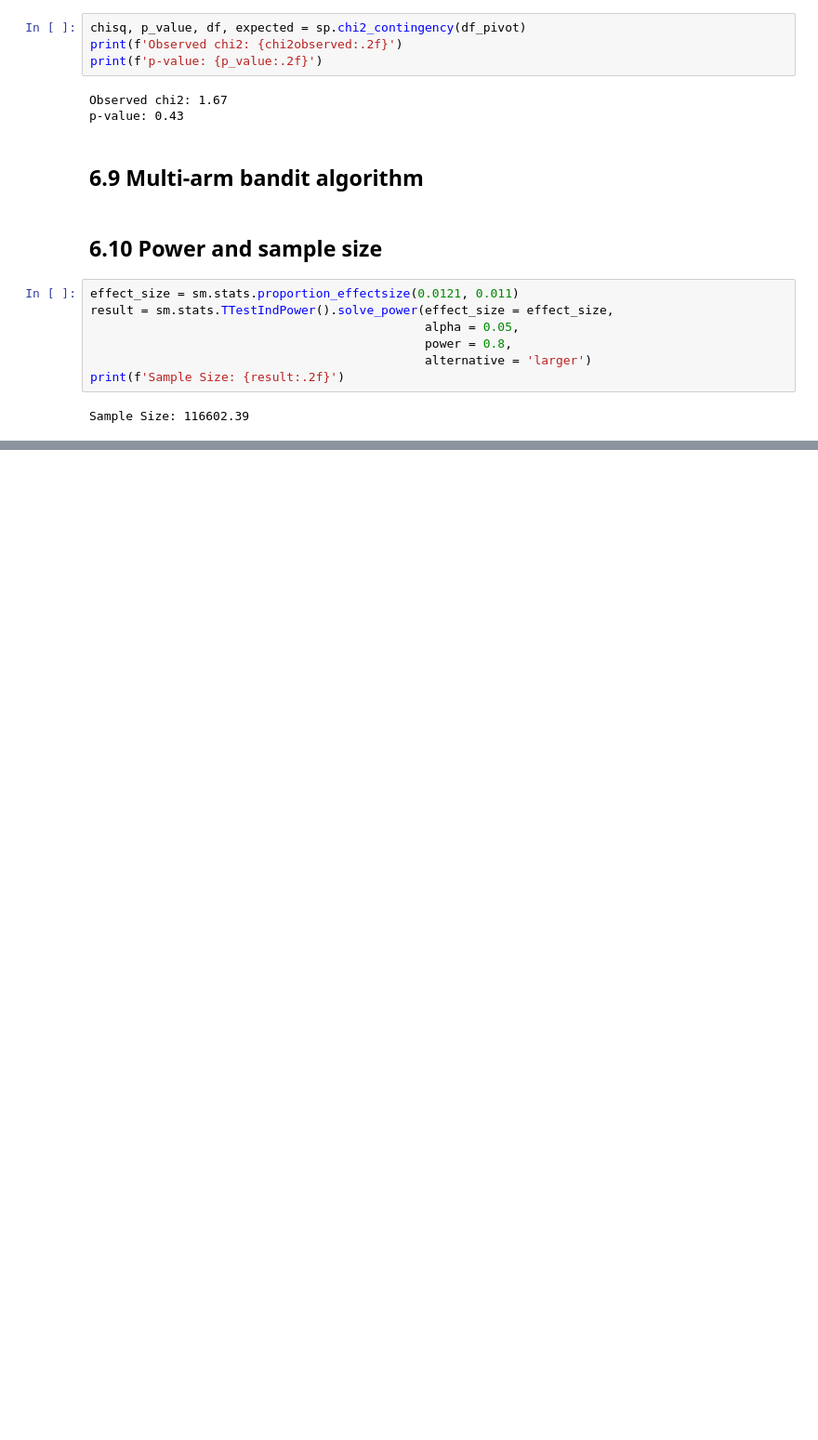
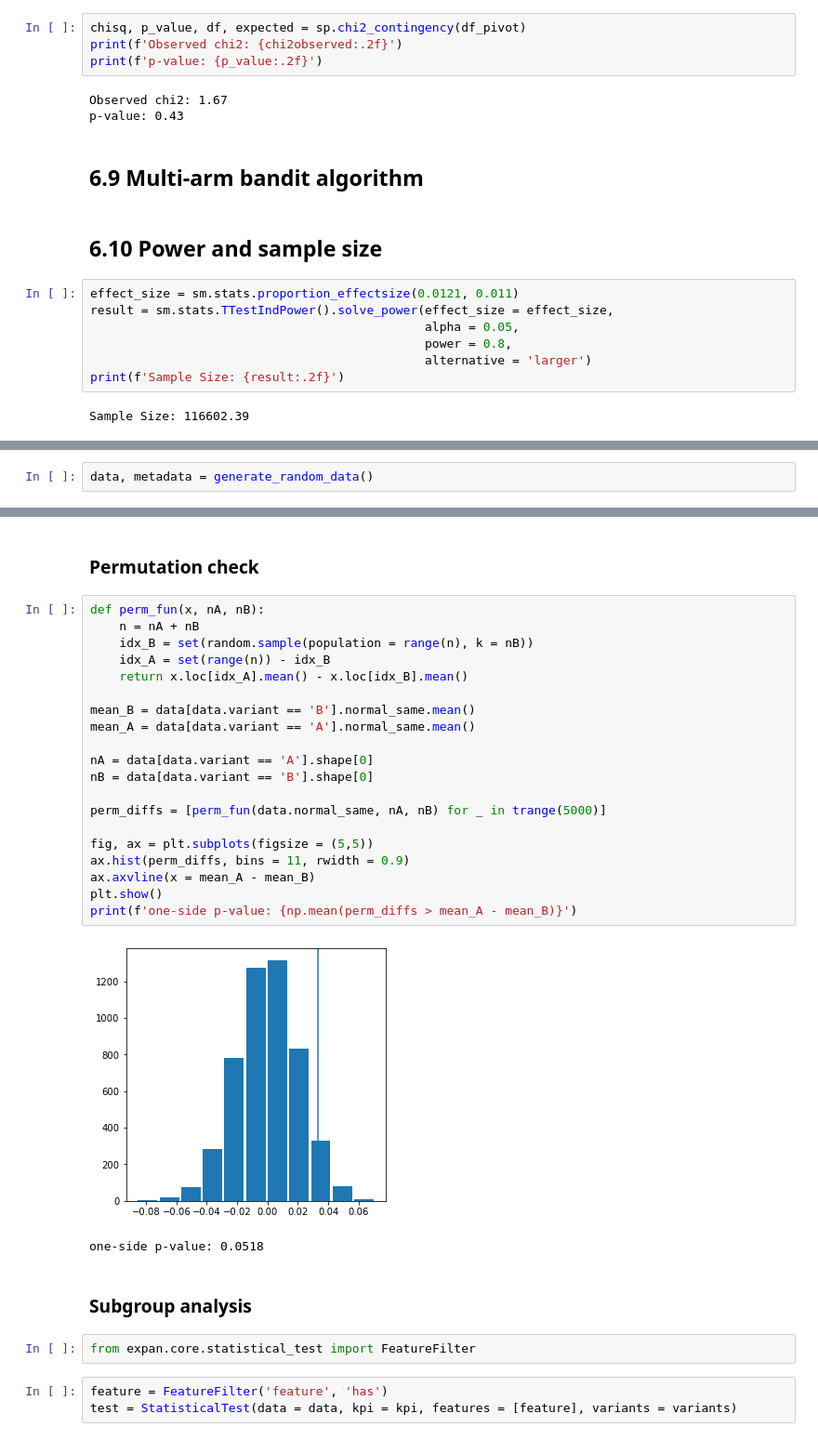
Before and after one commit to boyuan-li/BL-statistics, a Jupyter notebook: Statistics.ipynb, the cells around one changed output, grey strips where cells are left out. Shown at 93% size. Drawn from its saved outputs; the diff is of its cells as text; blank space fills up the shorter version.

```diff
--- a/Statistics.ipynb
+++ b/Statistics.ipynb
@@ -545,0 +554,2 @@ Sample Size: 116602.39
+# %%
+data, metadata = generate_random_data()
@@ -545,0 +635,32 @@ Sample Size: 116602.39
+# %% [markdown]
+### Permutation check
+# %%
+def perm_fun(x, nA, nB):
+    n = nA + nB
+    idx_B = set(random.sample(population = range(n), k = nB))
+    idx_A = set(range(n)) - idx_B
+    return x.loc[idx_A].mean() - x.loc[idx_B].mean()
+
+mean_B = data[data.variant == 'B'].normal_same.mean()
+mean_A = data[data.variant == 'A'].normal_same.mean()
+
+nA = data[data.variant == 'A'].shape[0]
+nB = data[data.variant == 'B'].shape[0]
+
+perm_diffs = [perm_fun(data.normal_same, nA, nB) for _ in trange(5000)]
+
+fig, ax = plt.subplots(figsize = (5,5))
+ax.hist(perm_diffs, bins = 11, rwidth = 0.9)
+ax.axvline(x = mean_A - mean_B)
+plt.show()
+print(f'one-side p-value: {np.mean(perm_diffs > mean_A - mean_B)}')
+# %% [output]
+[figure, added]
+one-side p-value: 0.0518
+# %% [markdown]
+### Subgroup analysis
+# %%
+from expan.core.statistical_test import FeatureFilter
+# %%
+feature = FeatureFilter('feature', 'has')
+test = StatisticalTest(data = data, kpi = kpi, features = [feature], variants = variants)
```
Also changed, not shown: parts of 41 cells of this notebook.
